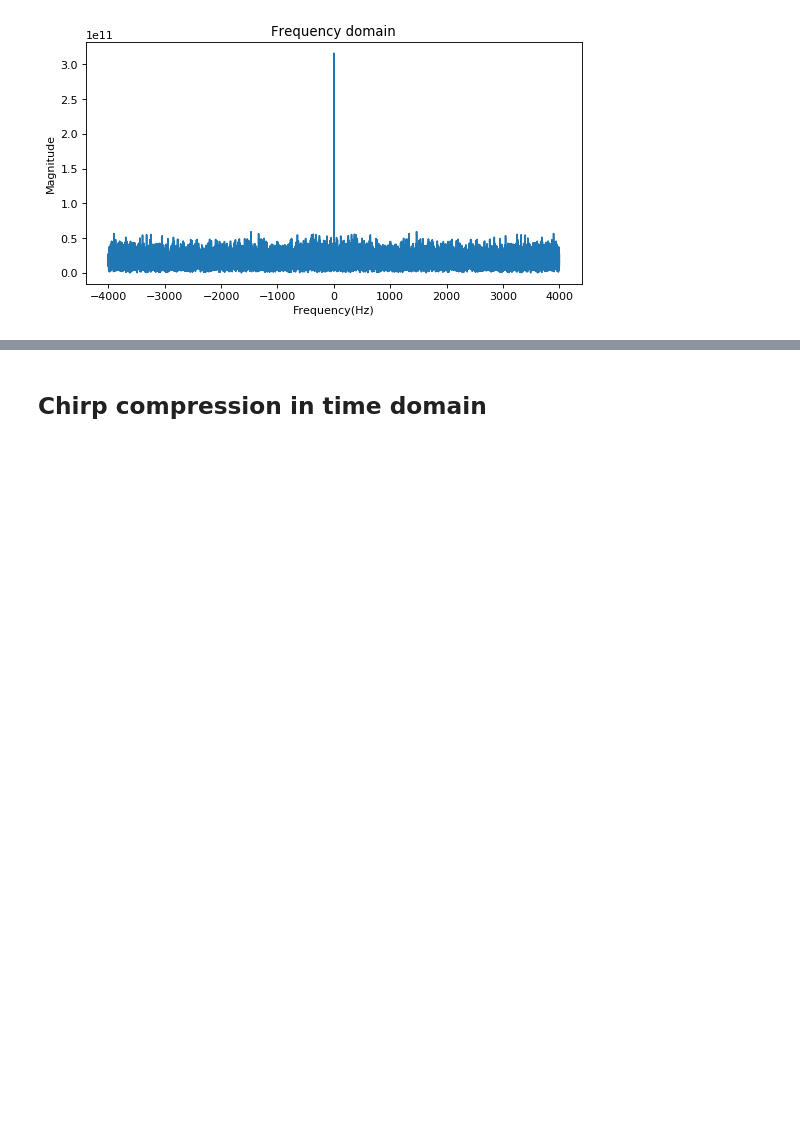
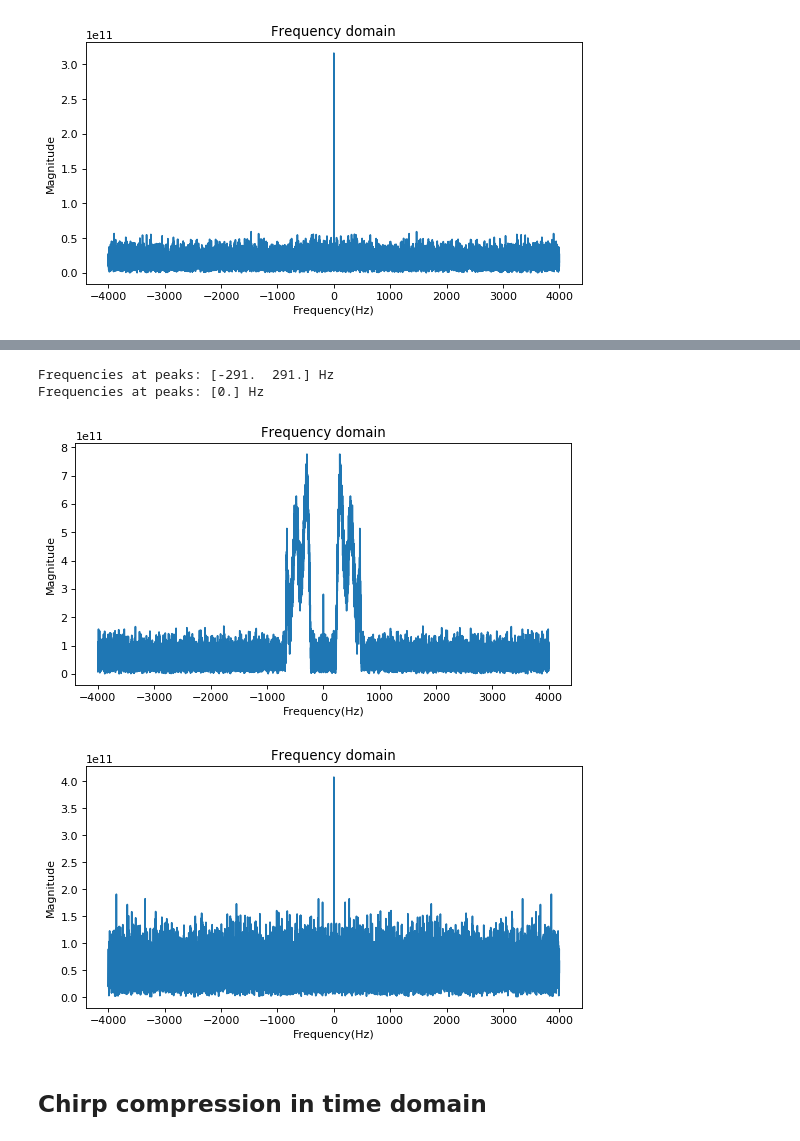
Before and after one commit to araobp/ultrasonic-communication, a Jupyter notebook: simulation/ChirpSimulation.ipynb, the cells around one changed output, grey strips where cells are left out. Drawn from its saved outputs; the diff is of its cells as text; code cells hidden in the pictures; blank space fills up the shorter version.

```diff
--- a/simulation/ChirpSimulation.ipynb
+++ b/simulation/ChirpSimulation.ipynb
@@ -298,3 +324,13 @@ Frequencies at peaks: [0.] Hz
+# %%
+# Chirp signal under strong constant noises around zero Hz + white nose
+plot_fft((chirp_cos(length=2.0, amp=2000) + noise) * chirp_cos(length=2.0), thres=0.999)
+# Chirp signal under white nose
+plot_fft((chirp_cos(length=2.0, amp=2000) + white_noise(amp=AMPLITUDE*3, length=2.0)) * chirp_cos(length=2.0), thres=0.999)
+# %% [output]
+Frequencies at peaks: [-291.  291.] Hz
+Frequencies at peaks: [0.] Hz
+[figure, added]
+[figure, added]
 # %% [markdown]
 ## Chirp compression in time domain
 # %%
```
Also changed, not shown: parts of 3 cells of this notebook, 1 other file.
